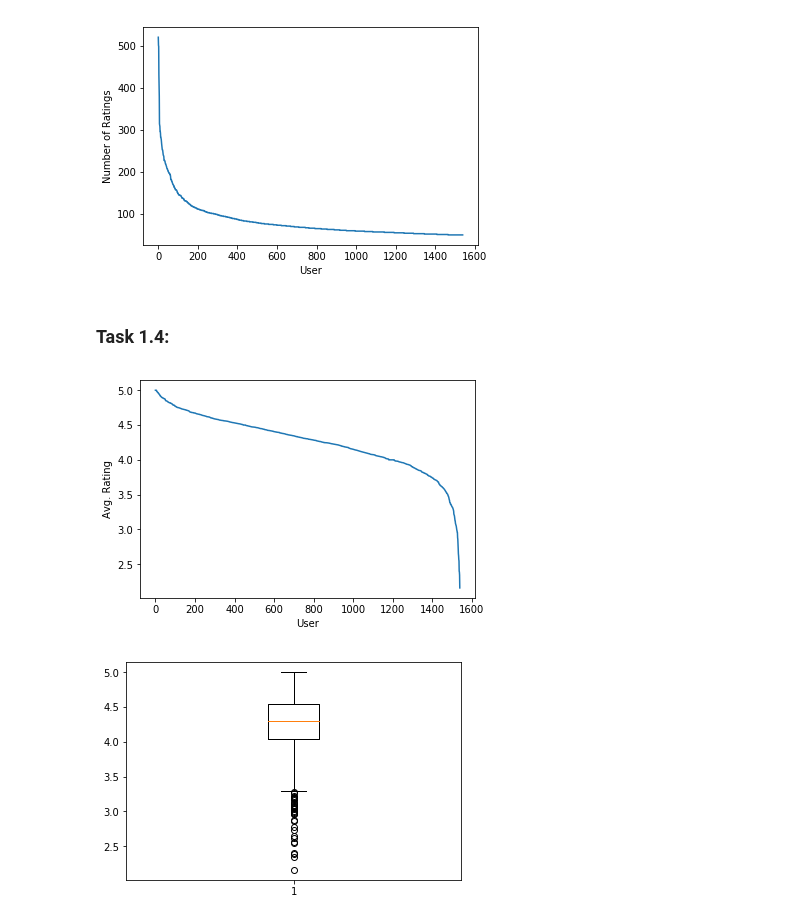
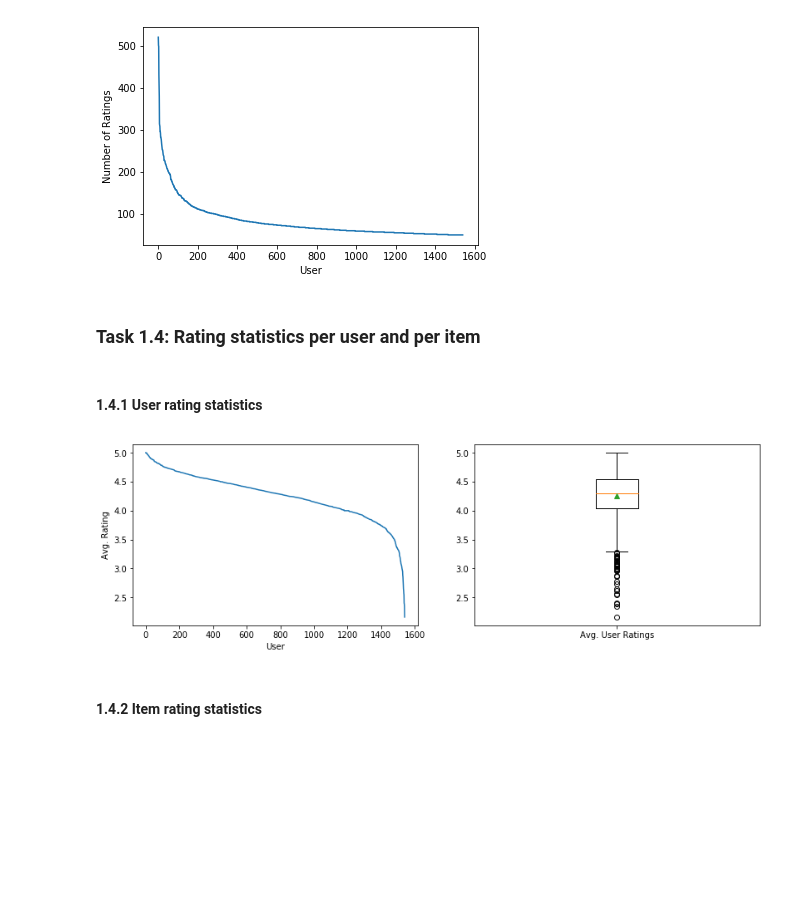
Before and after one commit to huwatime/RecSys, a Jupyter notebook: task1.ipynb, the cells around one changed output. Cells and saved outputs as stored; diff of their text form; code cells hidden in the pictures; blank space fills up the shorter version.

Commit message:
Task1 refractory

```diff
--- a/task1.ipynb
+++ b/task1.ipynb
@@ -42,9 +45,11 @@ print(sparsity)
 ### Task 1.2: The rating histogram with respect to items
 # %%
 import matplotlib.pyplot as plt
-import scipy.sparse
 
-users, items, ratings =scipy.sparse.find(user_item_matrix)
+#users, items, ratings =scipy.sparse.find(user_item_matrix)
+
+# item_rating_cnts: (num_items x 1) array
+# item_rating_cnts[i] indicates how many ratings the i-th item has received
 item_rating_cnts = np.bincount(items)
 item_hist = np.sort(item_rating_cnts)[::-1]
 plt.plot(item_hist)
@@ -64,22 +70,27 @@ plt.ylabel("Number of Ratings")
 # %% [output]
 Text(0,0.5,'Number of Ratings')
 [figure]
+# %% [markdown]
+### Task 1.4: Rating statistics per user and per item
 # %% [markdown]
-### Task 1.4:
+#### 1.4.1 User rating statistics
 # %%
-#Compute rating statistics per user
-
-#For each user, compute its average rating
+# For each user, compute its average rating
+# user_rating_means: (num_users x 1) array
+# user_rating_means[i] indicates the avg. rating the i-th user has given
 user_rating_means = np.bincount(users, weights=ratings) / user_rating_cnts
+plt.figure(figsize=(13.5, 4))
+plt.subplot(1, 2, 1)
 plt.plot(np.sort(user_rating_means)[::-1])
 plt.xlabel("User")
 plt.ylabel("Avg. Rating")
+
+# Boxplot of each user's avg. rating
+plt.subplot(1, 2, 2)
+plt.boxplot([user_rating_means], labels=["Avg. User Ratings"], showmeans=True)
 plt.show()
-
-#Use the average rating of each user to plot boxplot
-plt.boxplot(user_rating_means)
-plt.show()
 # %% [output]
-[figure, old version]
+[figure, new version]
-[figure, removed]
+# %% [markdown]
+#### 1.4.2 Item rating statistics
 # %%
```
Also changed, not shown: parts of 7 cells of this notebook.
